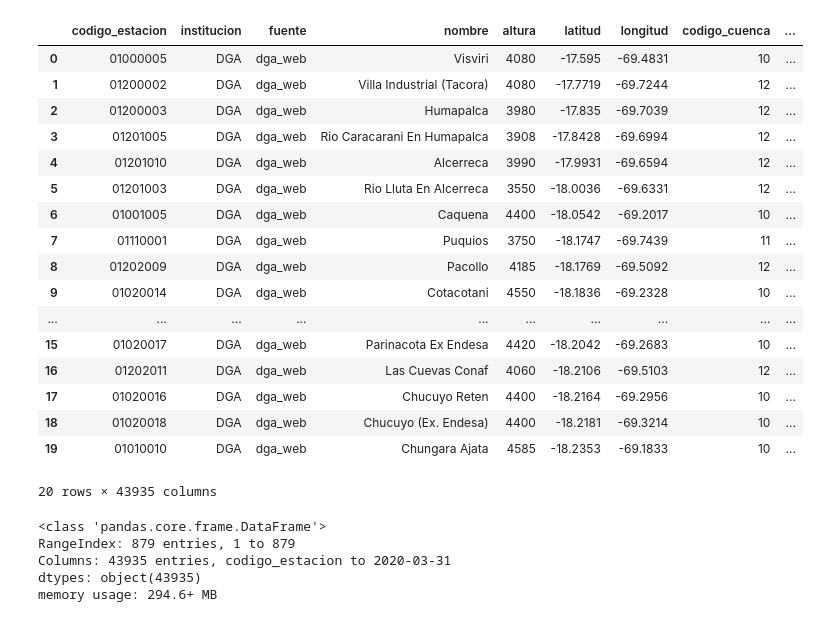
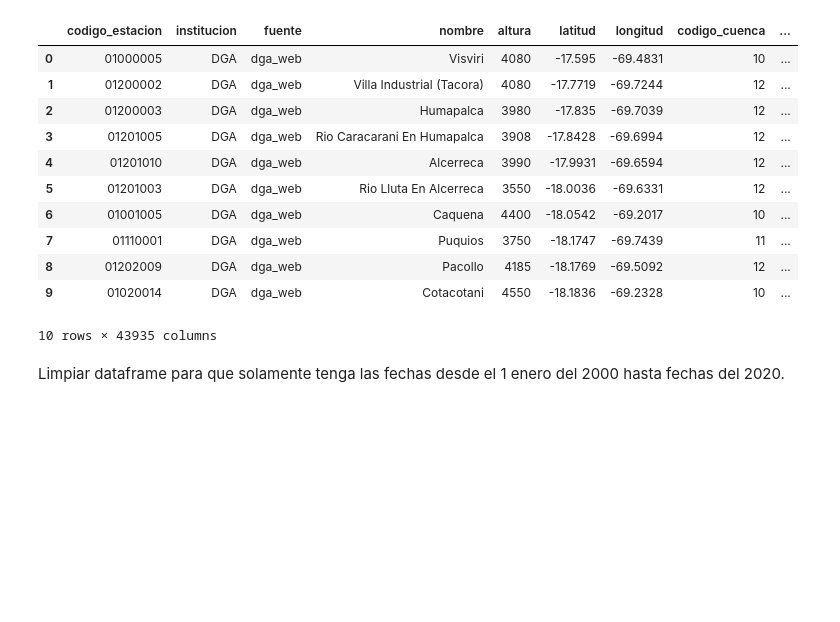
Before and after one commit to chernandezrojas1991/project-2-ml-precipitation-by-day-chile, a Jupyter notebook: project_2_ml_precipitation_by_day.ipynb, the cells around one changed output. Cells and saved outputs as stored; diff of their text form; code cells hidden in the pictures; blank space fills up the shorter version.

Commit message:
transformaciones de columnas

```diff
--- a/project_2_ml_precipitation_by_day.ipynb
+++ b/project_2_ml_precipitation_by_day.ipynb
@@ -5,37 +5,25 @@ import pandas as pd
 import numpy as np
 # %%
 filename = "/content/drive/MyDrive/Coding Dojo/Machine Learning/Proyecto 2/dataset.csv"
-df = pd.read_csv(filename, header = None)
-df_precipitaciones = pd.DataFrame(df.transpose().values)
+df_dirty = pd.read_csv(filename, header = None)
+df_precipitaciones = pd.DataFrame(df_dirty.transpose().values)
 # %%
 df_precipitaciones.columns = df_precipitaciones.iloc[0]
 df_precipitaciones = df_precipitaciones[1:]
 df_precipitaciones.reset_index(drop=True, inplace=True)
-df_precipitaciones.head(20)
+df_precipitaciones.head(10)
 # %% [output]
 |  | codigo_estacion | institucion | fuente | nombre | altura | latitud | longitud | codigo_cuenca | ... |
 | 0 | 01000005 | DGA | dga_web | Visviri | 4080 | -17.595 | -69.4831 | 10 | ... |
 | 1 | 01200002 | DGA | dga_web | Villa Industrial (Tacora) | 4080 | -17.7719 | -69.7244 | 12 | ... |
 | 2 | 01200003 | DGA | dga_web | Humapalca | 3980 | -17.835 | -69.7039 | 12 | ... |
 | 3 | 01201005 | DGA | dga_web | Rio Caracarani En Humapalca | 3908 | -17.8428 | -69.6994 | 12 | ... |
 | 4 | 01201010 | DGA | dga_web | Alcerreca | 3990 | -17.9931 | -69.6594 | 12 | ... |
 | 5 | 01201003 | DGA | dga_web | Rio Lluta En Alcerreca | 3550 | -18.0036 | -69.6331 | 12 | ... |
 | 6 | 01001005 | DGA | dga_web | Caquena | 4400 | -18.0542 | -69.2017 | 10 | ... |
 | 7 | 01110001 | DGA | dga_web | Puquios | 3750 | -18.1747 | -69.7439 | 11 | ... |
 | 8 | 01202009 | DGA | dga_web | Pacollo | 4185 | -18.1769 | -69.5092 | 12 | ... |
 | 9 | 01020014 | DGA | dga_web | Cotacotani | 4550 | -18.1836 | -69.2328 | 10 | ... |
-| ... | ... | ... | ... | ... | ... | ... | ... | ... | ... |
-| 15 | 01020017 | DGA | dga_web | Parinacota Ex Endesa | 4420 | -18.2042 | -69.2683 | 10 | ... |
-| 16 | 01202011 | DGA | dga_web | Las Cuevas Conaf | 4060 | -18.2106 | -69.5103 | 12 | ... |
-| 17 | 01020016 | DGA | dga_web | Chucuyo Reten | 4400 | -18.2164 | -69.2956 | 10 | ... |
-| 18 | 01020018 | DGA | dga_web | Chucuyo (Ex. Endesa) | 4400 | -18.2181 | -69.3214 | 10 | ... |
-| 19 | 01010010 | DGA | dga_web | Chungara Ajata | 4585 | -18.2353 | -69.1833 | 10 | ... |
-20 rows × 43935 columns
+10 rows × 43935 columns
-# %%
-df_tras.info()
-# %% [output]
-<class 'pandas.core.frame.DataFrame'>
-RangeIndex: 879 entries, 1 to 879
-Columns: 43935 entries, codigo_estacion to 2020-03-31
-dtypes: object(43935)
-memory usage: 294.6+ MB
+# %% [markdown]
+Limpiar dataframe para que solamente tenga las fechas desde el 1 enero del 2000 hasta fechas del 2020.
```
Also changed, not shown: parts of 3 cells of this notebook.
